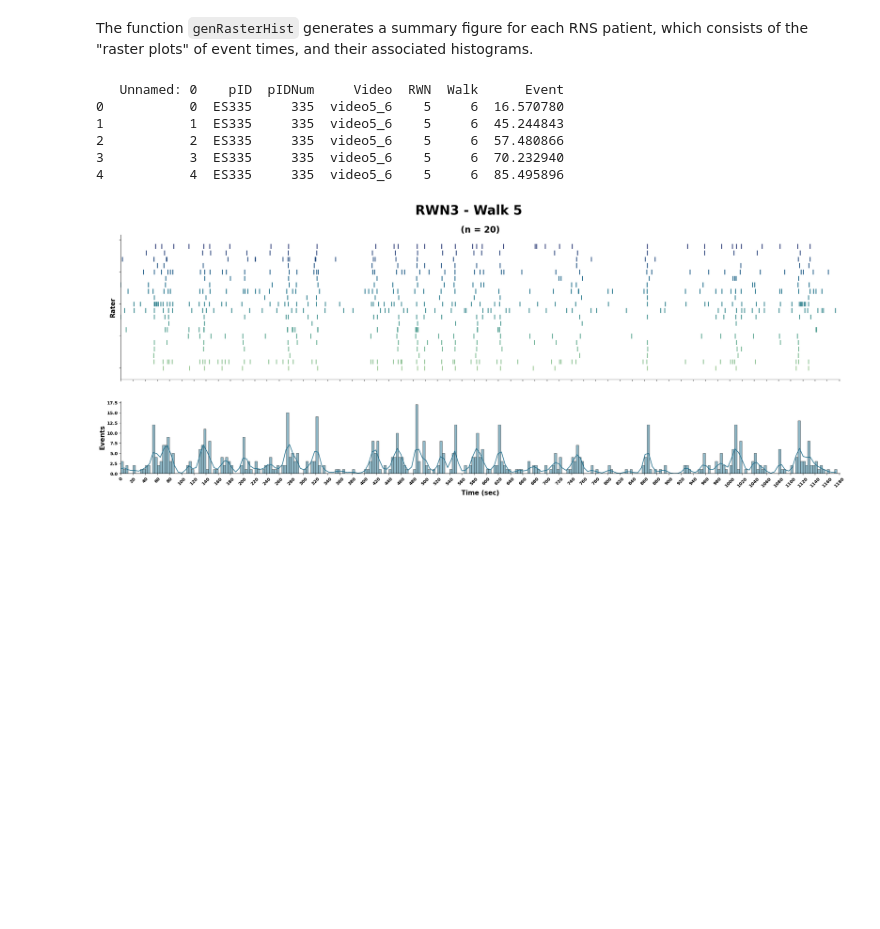
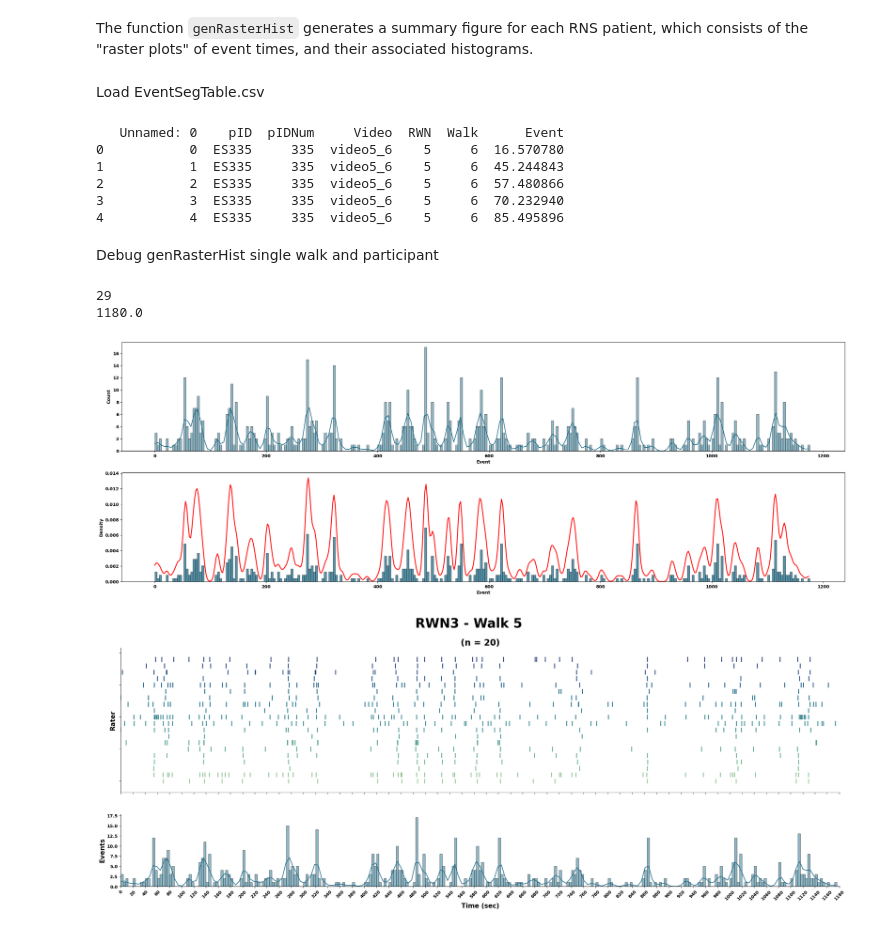
Before and after one commit to INMANLab/RWN, a Jupyter notebook: KDE Computations/Debug/ES Plots.ipynb, the cells around one changed output. Saved outputs shown, nothing was run; the diff lists cells and outputs as text; code cells hidden in the pictures; blank space fills up the shorter version.

```diff
--- a/KDE Computations/Debug/ES Plots.ipynb
+++ b/KDE Computations/Debug/ES Plots.ipynb
@@ -331,4 +307,6 @@ def genRasterHist(pID, walk = False, save = False, savepath = ""):
       KDE_DF.to_csv(os.path.join(savepath, 'KDEs', save_str))
 
   return walkDF
+# %% [markdown]
+Load EventSegTable.csv
 # %%
@@ -342,3 +321,5 @@ print(ESTable.head())
 2           2  ES335     335  video5_6    5     6  57.480866
 3           3  ES335     335  video5_6    5     6  70.232940
 4           4  ES335     335  video5_6    5     6  85.495896
+# %% [markdown]
+Debug genRasterHist single walk and participant
@@ -345,3 +330,78 @@ print(ESTable.head())
+# %%
+
+# Initialize figure
+fig = plt.figure(figsize = (30,10))
+
+# Define grid spec
+height_ratios = [1,1]
+gs = gridspec.GridSpec(ncols=1, nrows=2, wspace = 0.25, figure=fig, height_ratios = height_ratios)
+axA = fig.add_subplot(gs[0,0]) # Raster
+axB = fig.add_subplot(gs[1,0], sharex = axA) # KDE
+
+# Filter data
+df = ESTable[ESTable['RWN'] == int(pID[-1])].copy()
+walkDF = df[df['Walk'] == walk].copy().reset_index(drop = True)
+
+# walkDF.to_csv(os.path.join(savepath, 'KDEs', 'WalDF.csv'))
+
+print(walkDF["pID"].nunique())
+
+# Randomly sample 20 raters
+np.random.seed(1)
+raterIDs = walkDF['pIDNum'].unique()
+keepRaters = np.random.choice(raterIDs, size = 20, replace = False)
+walkDF = walkDF[walkDF['pIDNum'].isin(keepRaters)]
+tMax = np.ceil(walkDF['Event'].max() / 10) * 10
+print(tMax)
+# Dicts for summary data
+# nRaters = {}
+# nEvents = {}
+
+# Raster & KDE
+BW = 4
+# rasterEvents = []
+# for ii in walkDF['pID'].unique():
+#     nRaters = len(walkDF['pID'].unique())
+#     pWalkDF = walkDF[walkDF['pID'] == ii]
+#     rasterEvents.append(pWalkDF['Event'].values)
+# axA.eventplot(rasterEvents, linelengths = 0.75, linewidths = 2, lineoffsets = 1, colors = sns.color_palette('crest', len(rasterEvents)))
+hist = sns.histplot(data = walkDF, x = 'Event', binrange = [0,tMax],
+                    binwidth = BW, color = histColor,stat = 'count', ax =axA,
+                    kde = True, kde_kws= {'bw_adjust': 0.05})
+# hist1 = sns.histplot(data = walkDF, x = 'Event', binrange = [0,tMax],
+#                     binwidth = BW, color = histColor,stat = 'density', ax =axB,
+#                     kde = True, kde_kws= {'bw_adjust': 0.05})
+# hist1 = sns.kdeplot(data = walkDF, x = 'Event',bw_adjust= 0.05, ax =axB)
+
+x = walkDF["Event"].to_numpy().reshape(-1, 1)
+kde = KernelDensity(kernel="gaussian", bandwidth=BW).fit(x)
+grid = np.linspace(x.min(), x.max(), 512)[:, None]
+log_dens = kde.score_samples(grid)
+dens = np.exp(log_dens)*BW
+
+# Histogram (normalized to density)
+hist1 = sns.histplot(data = walkDF, x = 'Event', binrange = [0,tMax],
+                    binwidth = BW, color = histColor,stat = 'density', ax =axB,
+                    kde = False)
+# axB.hist(x.ravel(), , density=True, alpha=0.5, color="gray", edgecolor="black")
+
+# KDE curve
+axB.plot(grid.ravel(), dens, color="red", linewidth=2)
+
+# Export raw KDE vals
+KDE_X, KDE_Y = hist.get_lines()[0].get_data()
+KDE_DF = pd.DataFrame({'X': KDE_X, 'Y': KDE_Y})
+save_str = pID + '_' + str(walk) + '_KDE.csv'
+KDE_DF.to_csv(os.path.join(savepath, 'KDEs', save_str))
+
+# KDE_X, KDE_Y = hist1.get_lines()[0].get_data()
+# KDE_DF = pd.DataFrame({'X': KDE_X, 'Y': KDE_Y})
+# save_str = pID + '_' + str(walk) + '_KDE1.csv'
+# KDE_DF.to_csv(os.path.join(savepath, 'KDEs', save_str))
+# %% [output]
+29
+1180.0
+[figure, added]
 # %%
 # # Summary for one patient:
 DF =genRasterHist(pID = 'RWN3', walk = 5, save = True, savepath = "D:\GithubRep\CAPTURE\Analysis\EventKDE")
```
Also changed, not shown: parts of 6 cells of this notebook, 1 other file.
